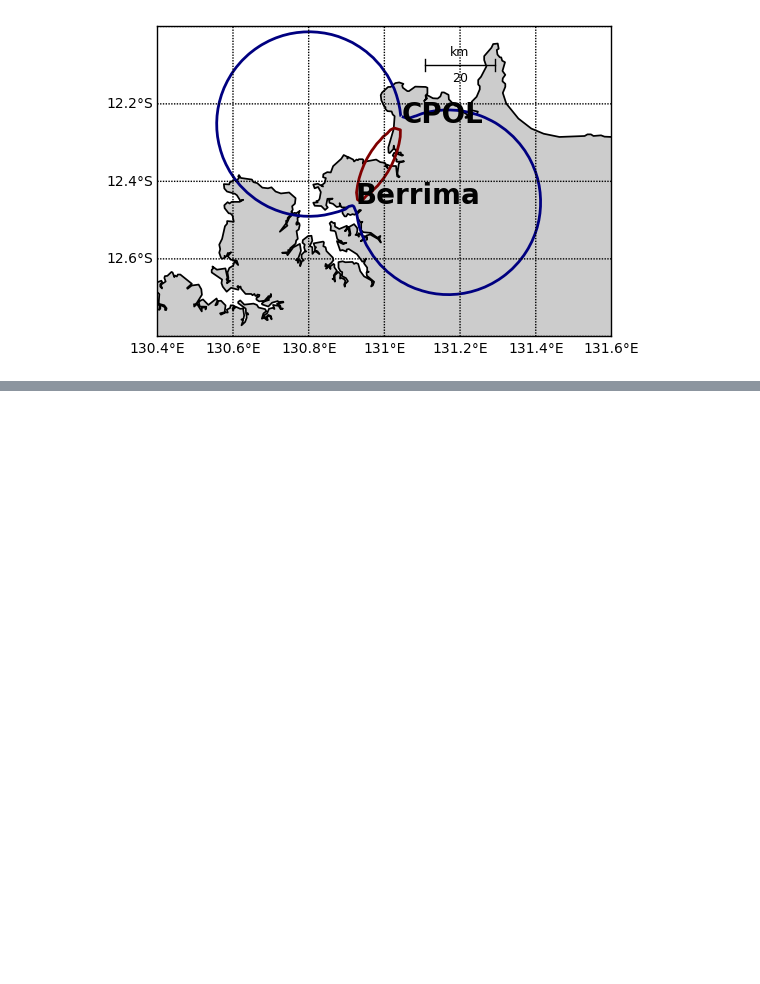
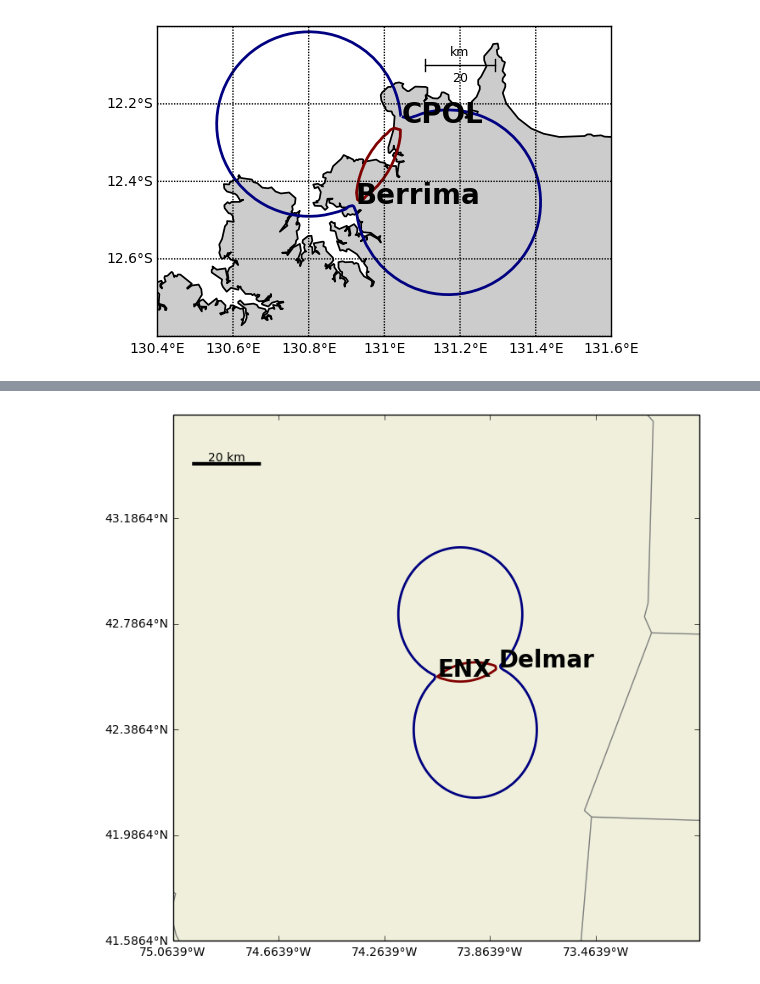
Before and after one commit to rcjackson/cmdv-rrm-anl, a Jupyter notebook: notebooks/DDLobes.ipynb, the cells around one changed output, grey strips where cells are left out. Cells and saved outputs as stored; diff of their text form; code cells hidden in the pictures; blank space fills up the shorter version.

```diff
--- a/notebooks/DDLobes.ipynb
+++ b/notebooks/DDLobes.ipynb
@@ -252,0 +371,5 @@ plot_dd_lobe(0)
+# %%
+plt.figure(figsize=(8,10))
+plot_dd_lobes(ENX, Delmar, 'ENX', 'Delmar')
+# %% [output]
+[figure, added]
```
Also changed, not shown: parts of 9 cells of this notebook.
